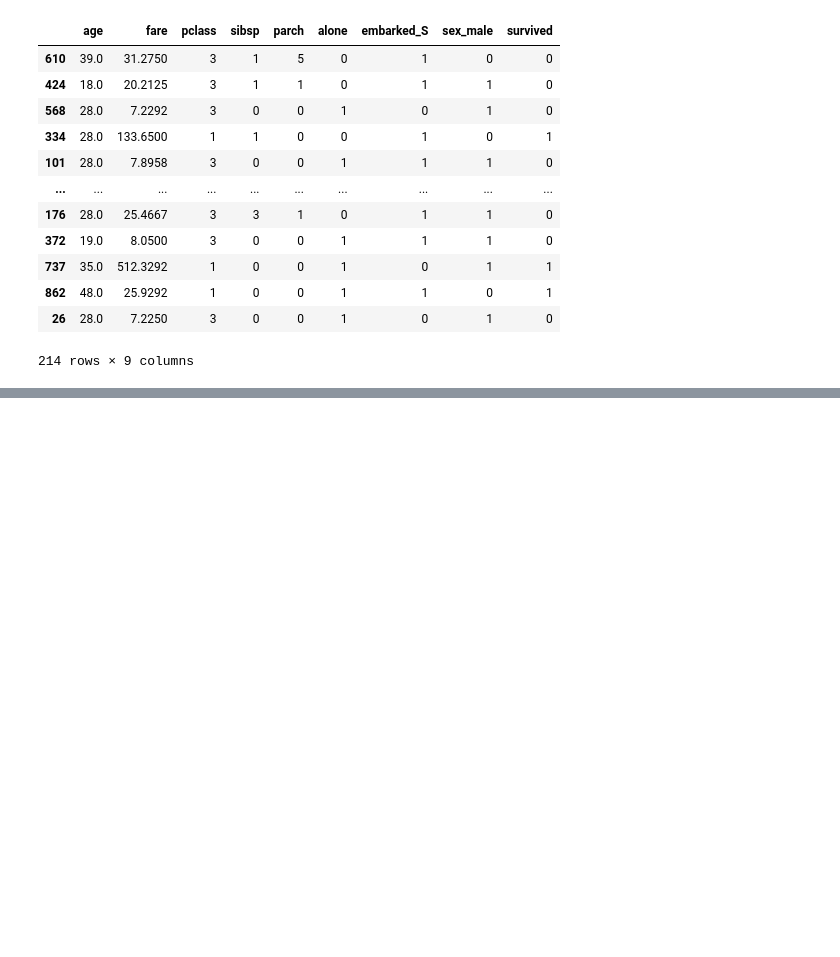
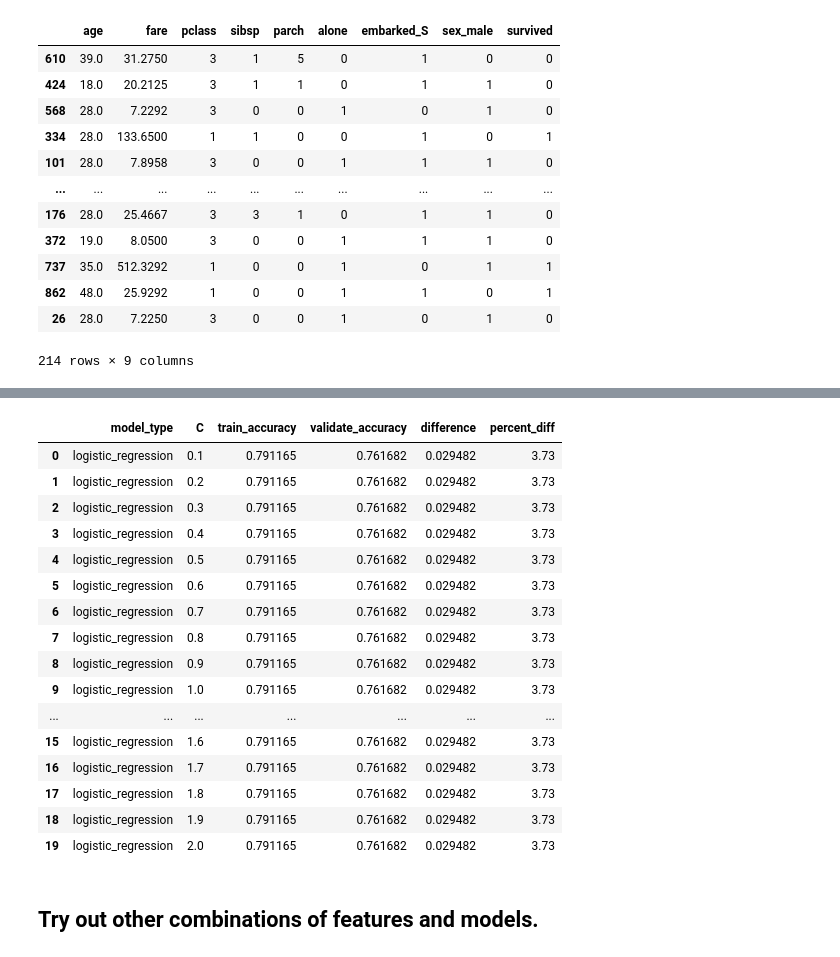
Before and after one commit to KyleTaylorGreen/classification-exercises, a Jupyter notebook: model.ipynb, the cells around one changed output, grey strips where cells are left out. Saved outputs shown, nothing was run; the diff lists cells and outputs as text; code cells hidden in the pictures; blank space fills up the shorter version.

```diff
--- a/model.ipynb
+++ b/model.ipynb
@@ -430,0 +573,9 @@ result_info.by_min_smp_leaf_gtr_than(3)
+# %%
+#age, fare, plcass, sex -> afps
+afps = ['age', 'fare', 'pclass', 'sex_male', target_var]
+
+afps_train = train[afps]
+afps_validate = validate[afps]
+afps_test = test[afps]
+
+afps_train
@@ -430,0 +596,26 @@ result_info.by_min_smp_leaf_gtr_than(3)
+# %%
+results, reports = md.logistic_regression(afps_train, afps_validate,
+                                               afps_test, target_var,
+                                               c=2, solver='lbfgs')
+afps_logit = md.Results(results, reports, target_var)
+afps_logit.summary
+# %% [output]
+|  | model_type | C | train_accuracy | validate_accuracy | difference | percent_diff |
+| 0 | logistic_regression | 0.1 | 0.791165 | 0.761682 | 0.029482 | 3.73 |
+| 1 | logistic_regression | 0.2 | 0.791165 | 0.761682 | 0.029482 | 3.73 |
+| 2 | logistic_regression | 0.3 | 0.791165 | 0.761682 | 0.029482 | 3.73 |
+| 3 | logistic_regression | 0.4 | 0.791165 | 0.761682 | 0.029482 | 3.73 |
+| 4 | logistic_regression | 0.5 | 0.791165 | 0.761682 | 0.029482 | 3.73 |
+| 5 | logistic_regression | 0.6 | 0.791165 | 0.761682 | 0.029482 | 3.73 |
+| 6 | logistic_regression | 0.7 | 0.791165 | 0.761682 | 0.029482 | 3.73 |
+| 7 | logistic_regression | 0.8 | 0.791165 | 0.761682 | 0.029482 | 3.73 |
+| 8 | logistic_regression | 0.9 | 0.791165 | 0.761682 | 0.029482 | 3.73 |
+| 9 | logistic_regression | 1.0 | 0.791165 | 0.761682 | 0.029482 | 3.73 |
+| ... | ... | ... | ... | ... | ... | ... |
+| 15 | logistic_regression | 1.6 | 0.791165 | 0.761682 | 0.029482 | 3.73 |
+| 16 | logistic_regression | 1.7 | 0.791165 | 0.761682 | 0.029482 | 3.73 |
+| 17 | logistic_regression | 1.8 | 0.791165 | 0.761682 | 0.029482 | 3.73 |
+| 18 | logistic_regression | 1.9 | 0.791165 | 0.761682 | 0.029482 | 3.73 |
+| 19 | logistic_regression | 2.0 | 0.791165 | 0.761682 | 0.029482 | 3.73 |
+# %% [markdown]
+## Try out other combinations of features and models.
```
Also changed, not shown: parts of 117 cells of this notebook, 3 other files.
